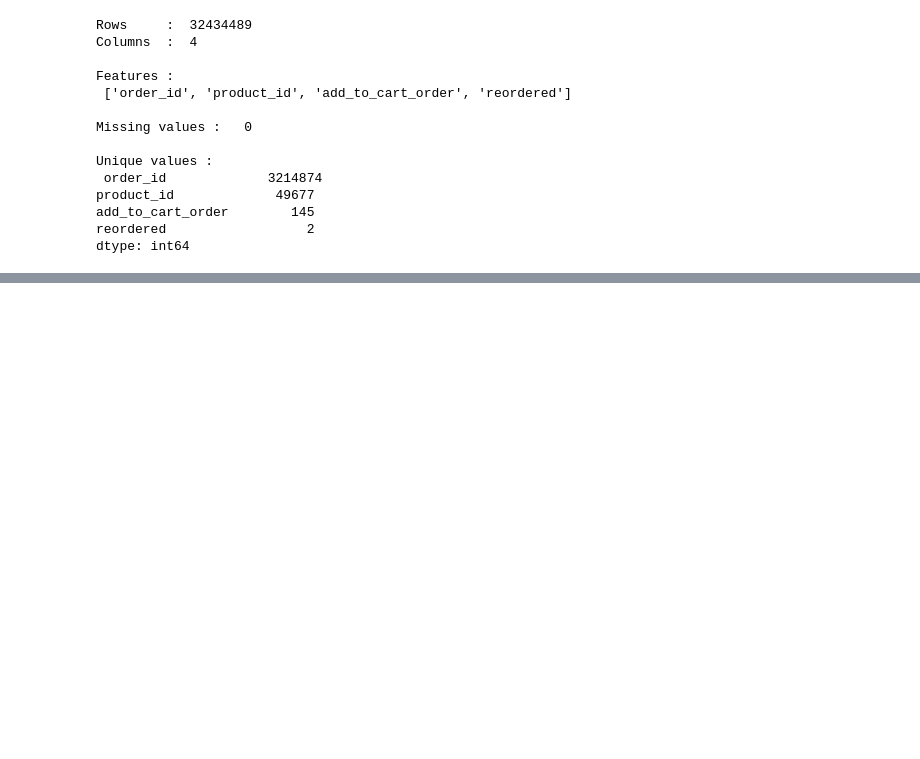
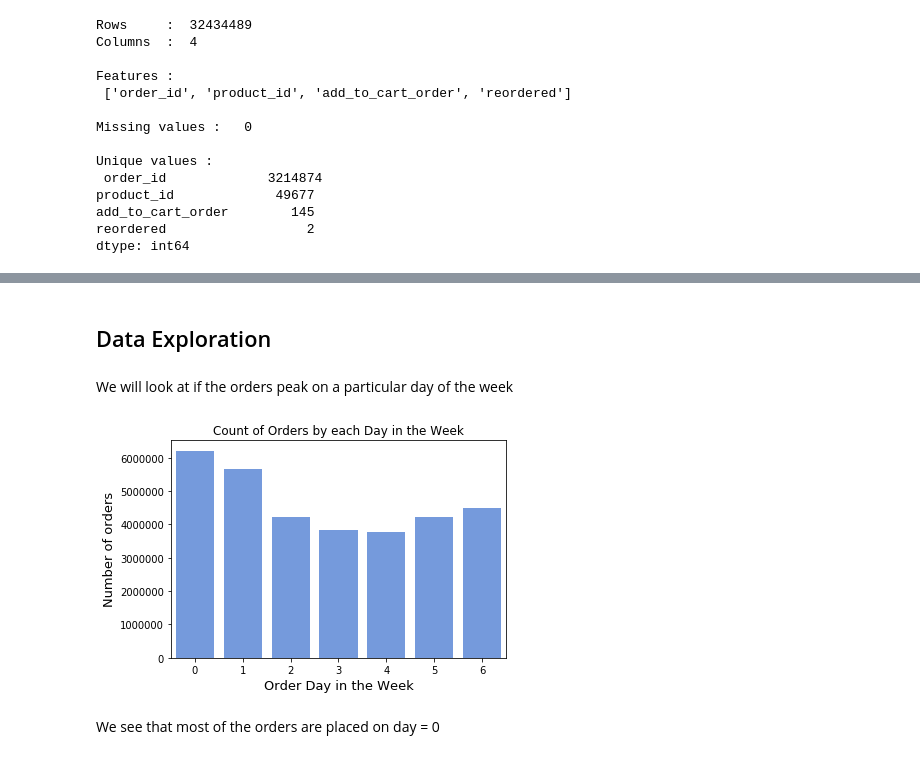
Before and after one commit to yashwanthky/Instacart_Market_Basket_Analysis, a Jupyter notebook: DataLoading.ipynb, the cells around one changed output, grey strips where cells are left out. Saved outputs shown, nothing was run; the diff lists cells and outputs as text; code cells hidden in the pictures; blank space fills up the shorter version.

```diff
--- a/DataLoading.ipynb
+++ b/DataLoading.ipynb
@@ -10,8 +22,8 @@ os.chdir('../')  # Change working directory
 # %%
-import pandas as pd
 aisles = pd.read_csv('instacart_2017_05_01/aisles.csv')
 departments = pd.read_csv('instacart_2017_05_01/departments.csv')
 products = pd.read_csv('instacart_2017_05_01/products.csv')
 orders = pd.read_csv('instacart_2017_05_01/orders.csv')
-orders_products = pd.read_csv('instacart_2017_05_01/order_products__prior.csv')
+orders_products_train = pd.read_csv('instacart_2017_05_01/order_products__prior.csv')  # We train the model using this data of n-1 orders
+orders_products_test = pd.read_csv('instacart_2017_05_01/order_products__train.csv')   # We validate the predictions with this data of nth order
 # %% [markdown]
@@ -123,0 +179,5 @@ dtype: int64
+# %%
+merged_data = pd.merge(orders_products_train,orders, on = 'order_id')
+merged_data = pd.merge(merged_data,products, on = 'product_id')
+merged_data = pd.merge(merged_data,aisles, on = 'aisle_id')
+merged_data = pd.merge(merged_data,departments, on = 'department_id')
@@ -123,0 +207,16 @@ dtype: int64
+# %% [markdown]
+## Data Exploration
+# %% [markdown]
+We will look at if the orders peak on a particular day of the week
+# %%
+orderperday = merged_data.groupby('order_dow').agg({'order_id' : ['count']}).reset_index()
+# %%
+orderperday.columns = ['Day_Week','Orders']
+sns.barplot(x='Day_Week', y='Orders',data=orderperday, color='cornflowerblue')
+plt.ylabel('Number of orders', fontsize=13)
+plt.xlabel('Order Day in the Week', fontsize=13)
+plt.title('Count of Orders by each Day in the Week');
+# %% [output]
+[figure, added]
+# %% [markdown]
+We see that most of the orders are placed on day = 0
```
Also changed, not shown: parts of 20 cells of this notebook.
